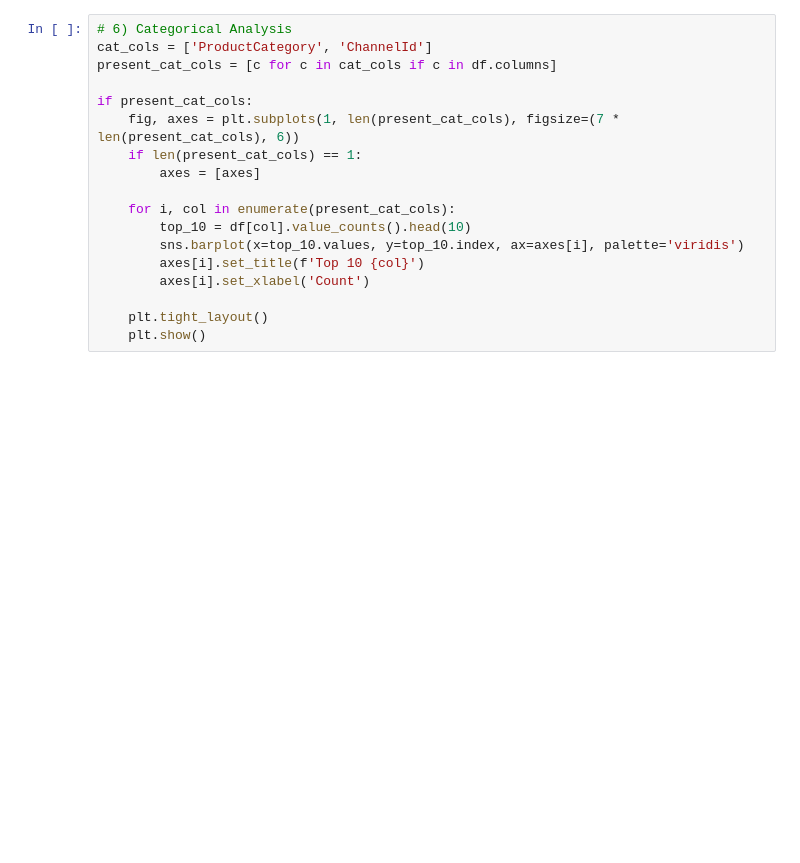
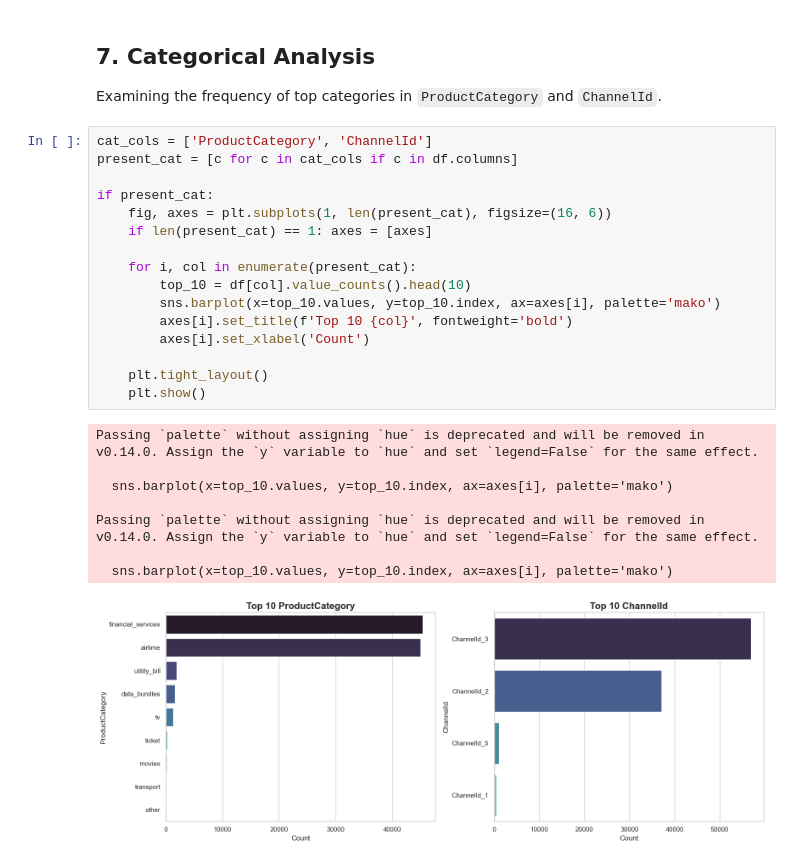
Before and after one commit to Miftah-Ebrahim/credit-risk-scoring-ml-pipeline, a Jupyter notebook: notebooks/eda.ipynb, the cells around one changed output. Saved outputs shown, nothing was run; the diff lists cells and outputs as text; blank space fills up the shorter version.

```diff
--- a/notebooks/eda.ipynb
+++ b/notebooks/eda.ipynb
@@ -66,18 +132,28 @@ if cols_to_plot:
+# %% [markdown]
+## 7. Categorical Analysis
+Examining the frequency of top categories in `ProductCategory` and `ChannelId`.
 # %%
-# 6) Categorical Analysis
 cat_cols = ['ProductCategory', 'ChannelId']
-present_cat_cols = [c for c in cat_cols if c in df.columns]
+present_cat = [c for c in cat_cols if c in df.columns]
 
-if present_cat_cols:
-    fig, axes = plt.subplots(1, len(present_cat_cols), figsize=(7 * len(present_cat_cols), 6))
-    if len(present_cat_cols) == 1:
-        axes = [axes]
+if present_cat:
+    fig, axes = plt.subplots(1, len(present_cat), figsize=(16, 6))
+    if len(present_cat) == 1: axes = [axes]
 
-    for i, col in enumerate(present_cat_cols):
+    for i, col in enumerate(present_cat):
         top_10 = df[col].value_counts().head(10)
-        sns.barplot(x=top_10.values, y=top_10.index, ax=axes[i], palette='viridis')
-        axes[i].set_title(f'Top 10 {col}')
+        sns.barplot(x=top_10.values, y=top_10.index, ax=axes[i], palette='mako')
+        axes[i].set_title(f'Top 10 {col}', fontweight='bold')
         axes[i].set_xlabel('Count')
 
     plt.tight_layout()
     plt.show()
+# %% [output]
+Passing `palette` without assigning `hue` is deprecated and will be removed in v0.14.0. Assign the `y` variable to `hue` and set `legend=False` for the same effect.
+
+  sns.barplot(x=top_10.values, y=top_10.index, ax=axes[i], palette='mako')
+
+Passing `palette` without assigning `hue` is deprecated and will be removed in v0.14.0. Assign the `y` variable to `hue` and set `legend=False` for the same effect.
+
+  sns.barplot(x=top_10.values, y=top_10.index, ax=axes[i], palette='mako')
+[figure, added]
```
Also changed, not shown: parts of 18 cells of this notebook.
